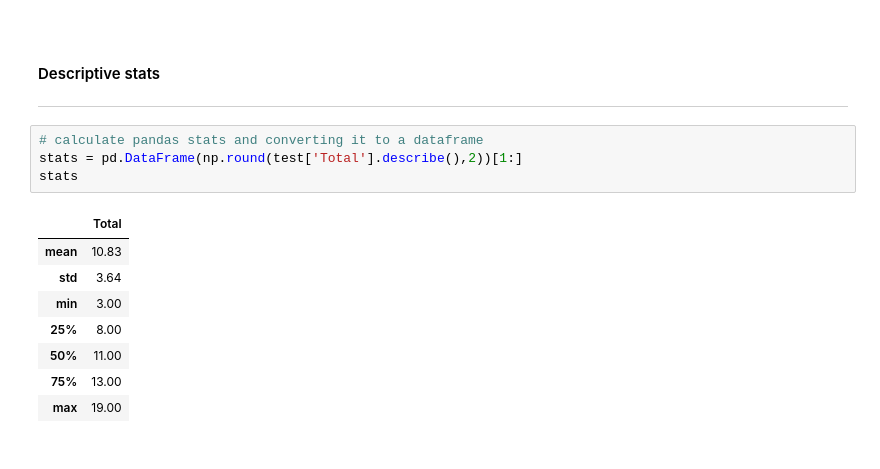
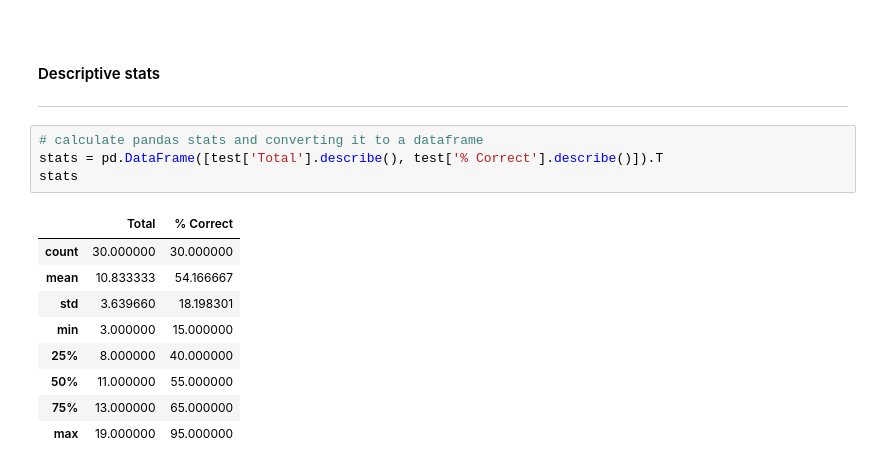
Before and after one commit to olgarozhdestvina/Data-Science-and-Machine-Learning, a Jupyter notebook: Data analytics/Language tests/One test descriptive statistics.ipynb, the cells around one changed output. Cells and saved outputs as stored; diff of their text form.

```diff
--- a/Data analytics/Language tests/One test descriptive statistics.ipynb
+++ b/Data analytics/Language tests/One test descriptive statistics.ipynb
@@ -86,15 +89,16 @@ test.head()
 ___
 # %%
 # calculate pandas stats and converting it to a dataframe
-stats = pd.DataFrame(np.round(test['Total'].describe(),2))[1:]
+stats = pd.DataFrame([test['Total'].describe(), test['% Correct'].describe()]).T
 stats
 # %% [output]
-|  | Total |
-| mean | 10.83 |
-| std | 3.64 |
-| min | 3.00 |
-| 25% | 8.00 |
-| 50% | 11.00 |
-| 75% | 13.00 |
-| max | 19.00 |
+|  | Total | % Correct |
+| count | 30.000000 | 30.000000 |
+| mean | 10.833333 | 54.166667 |
+| std | 3.639660 | 18.198301 |
+| min | 3.000000 | 15.000000 |
+| 25% | 8.000000 | 40.000000 |
+| 50% | 11.000000 | 55.000000 |
+| 75% | 13.000000 | 65.000000 |
+| max | 19.000000 | 95.000000 |
 # %%
```
Also changed, not shown: parts of 12 cells of this notebook, 1 other file.
